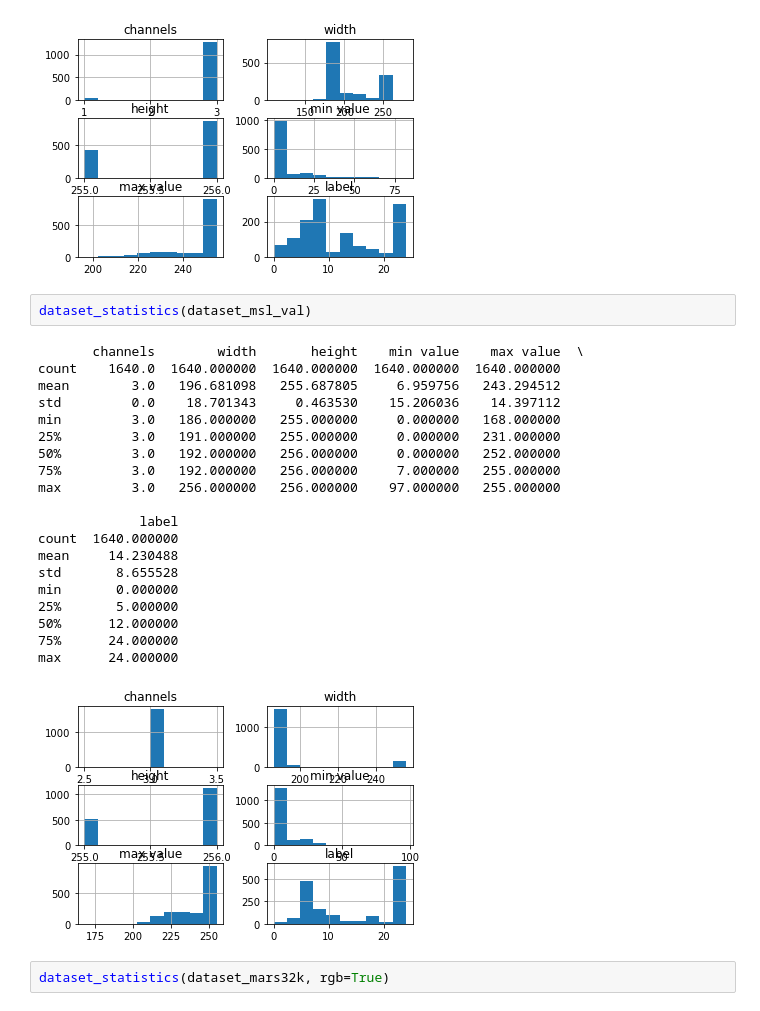
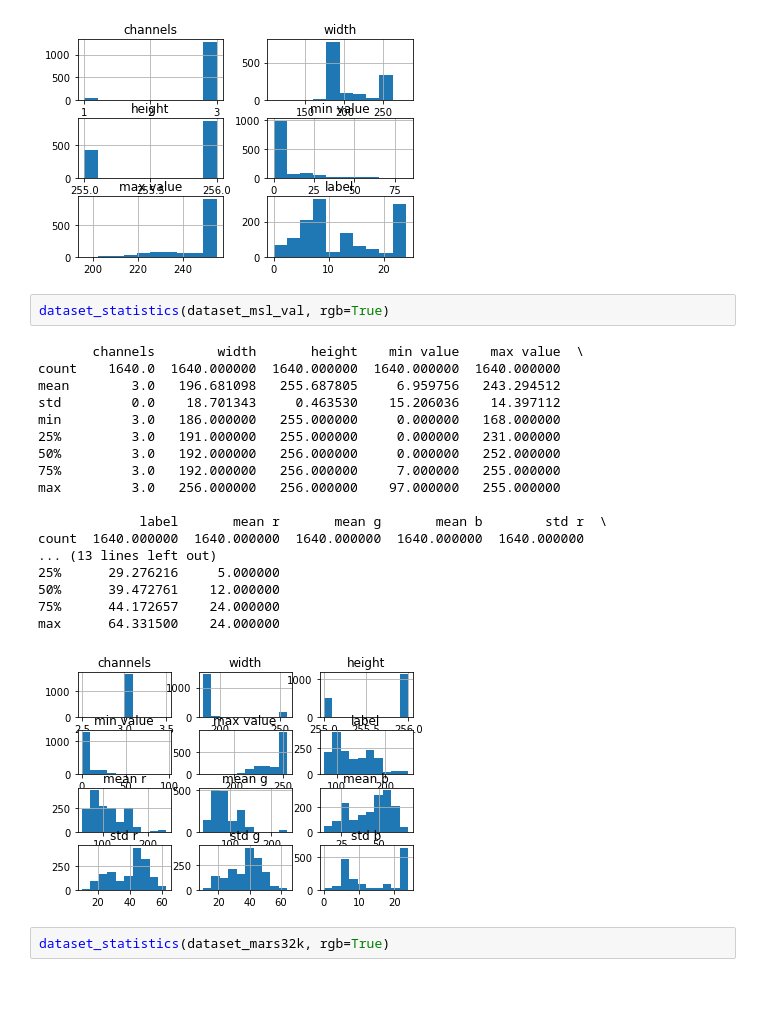
Before and after one commit to isolabs/numbat, a Jupyter notebook: pynbs/initial-investigations.ipynb, the cells around one changed output. Cells and saved outputs as stored; diff of their text form.

```diff
--- a/pynbs/initial-investigations.ipynb
+++ b/pynbs/initial-investigations.ipynb
@@ -282,28 +282,26 @@ min       0.000000
 max      24.000000
 [figure]
 # %%
-dataset_statistics(dataset_msl_val)
+dataset_statistics(dataset_msl_val, rgb=True)
 # %% [output]
        channels        width       height    min value    max value  \
 count    1640.0  1640.000000  1640.000000  1640.000000  1640.000000
 mean        3.0   196.681098   255.687805     6.959756   243.294512
 std         0.0    18.701343     0.463530    15.206036    14.397112
 min         3.0   186.000000   255.000000     0.000000   168.000000
 25%         3.0   191.000000   255.000000     0.000000   231.000000
 50%         3.0   192.000000   256.000000     0.000000   252.000000
 75%         3.0   192.000000   256.000000     7.000000   255.000000
 max         3.0   256.000000   256.000000    97.000000   255.000000
 
-             label
-count  1640.000000
-mean     14.230488
-std       8.655528
-min       0.000000
-25%       5.000000
-50%      12.000000
-75%      24.000000
-max      24.000000
+             label       mean r       mean g       mean b        std r  \
+count  1640.000000  1640.000000  1640.000000  1640.000000  1640.000000
+... (13 lines left out)
+25%      29.276216     5.000000
+50%      39.472761    12.000000
+75%      44.172657    24.000000
+max      64.331500    24.000000
-[figure, old version]
+[figure, new version]
 # %%
 dataset_statistics(dataset_mars32k, rgb=True)
 # %% [output]
```
Also changed, not shown: 2 other files.
